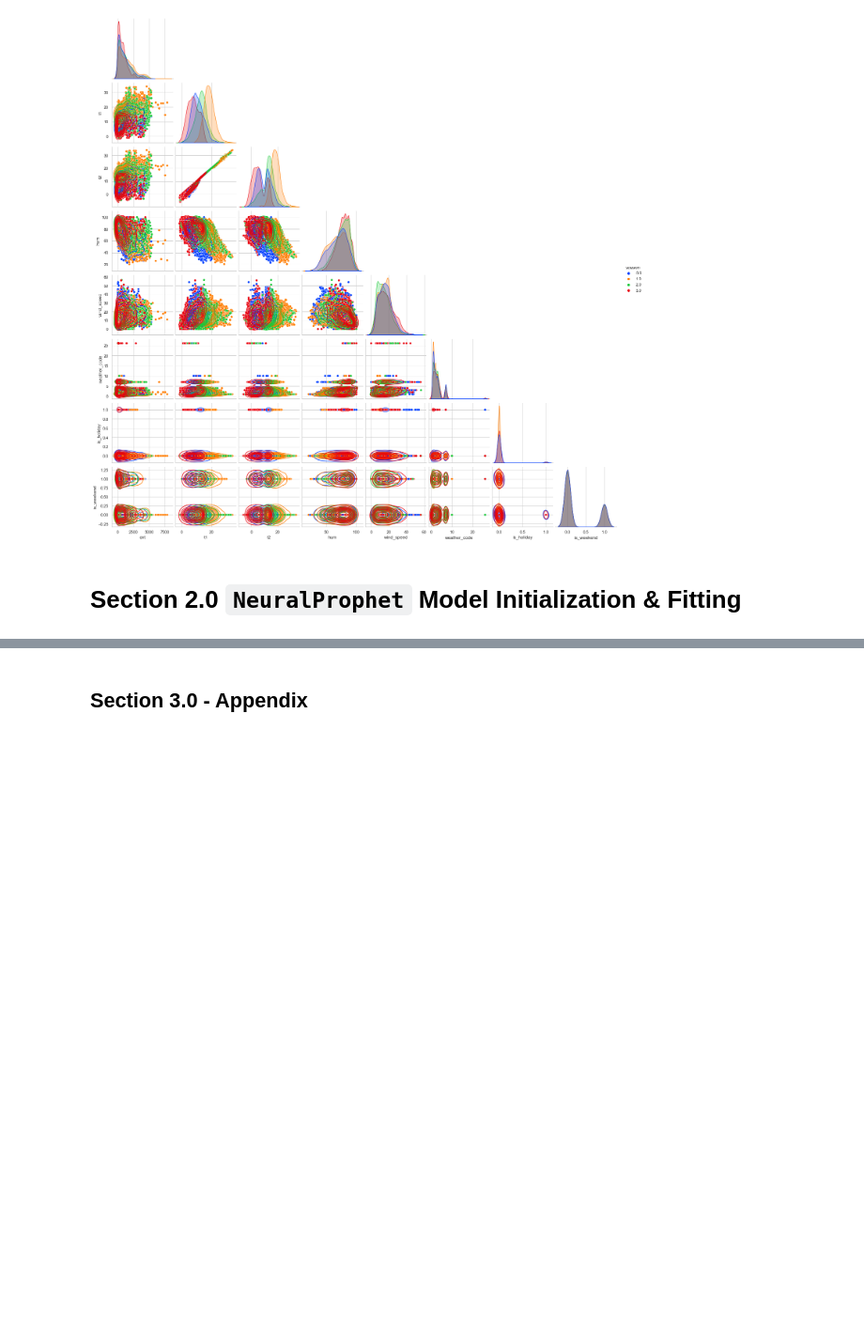
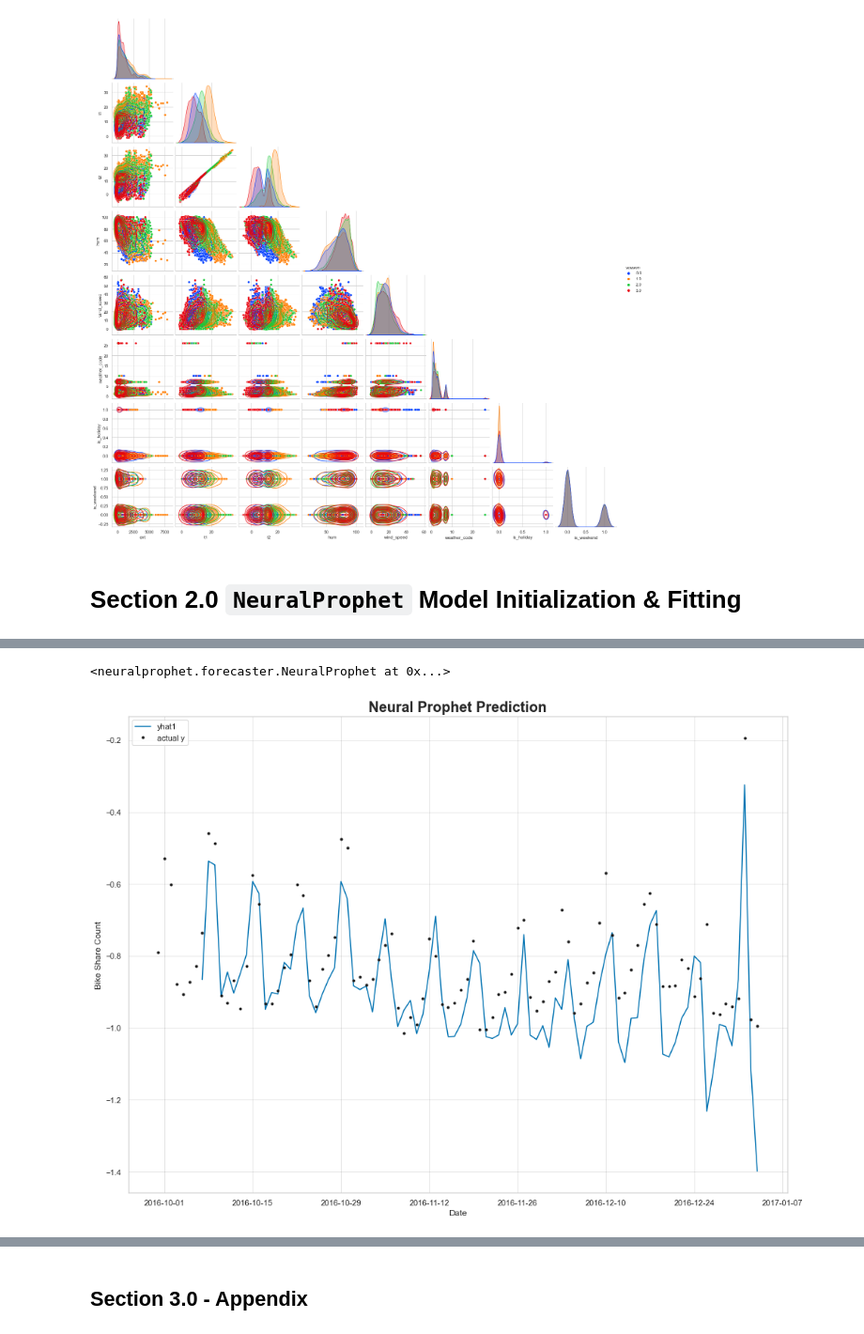
Before and after one commit to sunnydigital/DS4B_Su22, a Jupyter notebook: Final Project/5.30.22 Final Project .ipynb, the cells around one changed output, grey strips where cells are left out. Shown at 94% size. Saved outputs shown, nothing was run; the diff lists cells and outputs as text; code cells hidden in the pictures; blank space fills up the shorter version.

Commit message:
Final updates
Moved aux functions up, and added sections for hyperparameter tuning

```diff
--- a/Final Project/5.30.22 Final Project .ipynb
+++ b/Final Project/5.30.22 Final Project .ipynb
@@ -211,0 +222,32 @@ KeyError: 'MAE_val'
+# %%
+model2 = NeuralProphet(
+    growth='linear',  # Determine trend types: 'linear', 'discontinuous', 'off'
+    changepoints=None, # list of dates that may include change points (None -> automatic )
+    n_changepoints=52, # Number of weeks in a month, looks at a potential changepoint evey month
+    changepoints_range=1, # Set to 1 for use of changepoints throughout the time-series
+    trend_reg=0, # Changed to 0 for no flexibility in selection of changepoints
+    trend_reg_threshold=False, # Requires regularization for trend to be changed
+    yearly_seasonality='auto', # Automatically fits yearly seasonality
+    weekly_seasonality='auto', # Automatically fits weekly seasonality
+    daily_seasonality='auto', # Automatically fits daily seasonality
+    seasonality_mode='additive', # Additional (adds) seasonality instead of multiplicative (multiplies) seasonality
+    seasonality_reg=0, # Due to the dataset being based on bike shares, visually will be very impacted by seasonality: set at maximum
+    n_forecasts=1, # Set at default 1 for forecasting one step ahead
+    n_lags=7, # To include 7 days worth of AR lag
+    num_hidden_layers=8, # 8 hidden layers for the network
+    d_hidden=64, # Dimension of hidden layers of AR-Net
+    learning_rate=None, # Automatically determines learning rate
+    epochs=None, # Automatically sets the learning rate (based on data size)
+    loss_func='Huber', # Sets Huber loss function for robustness to outliers ### Describe Huber in presentation/write-up
+    normalize='auto',  # Type of normalization ('minmax', 'standardize', 'soft', 'auto', None)
+)
+
+model2.add_country_holidays('USA')
+# %% [output]
+<neuralprophet.forecaster.NeuralProphet at 0x...>
+# %%
+metrics2 = model2.fit(train, freq='D', validation_df=test)
+# %%
+plot_forecast(model2, test, xlabel='Date', ylabel='Bike Share Count', title='Neural Prophet Prediction')
+# %% [output]
+[figure, added]
```
Also changed, not shown: parts of 16 cells of this notebook.
